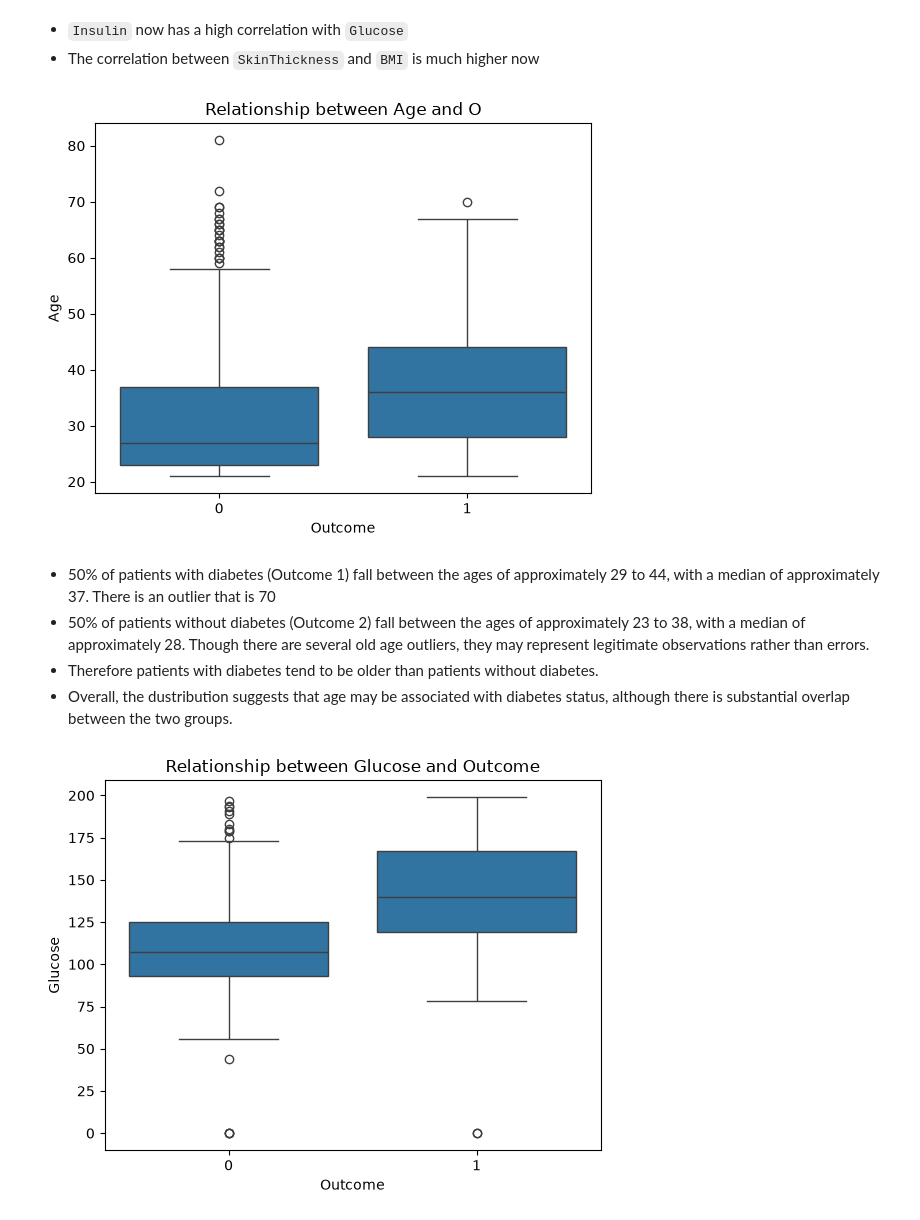
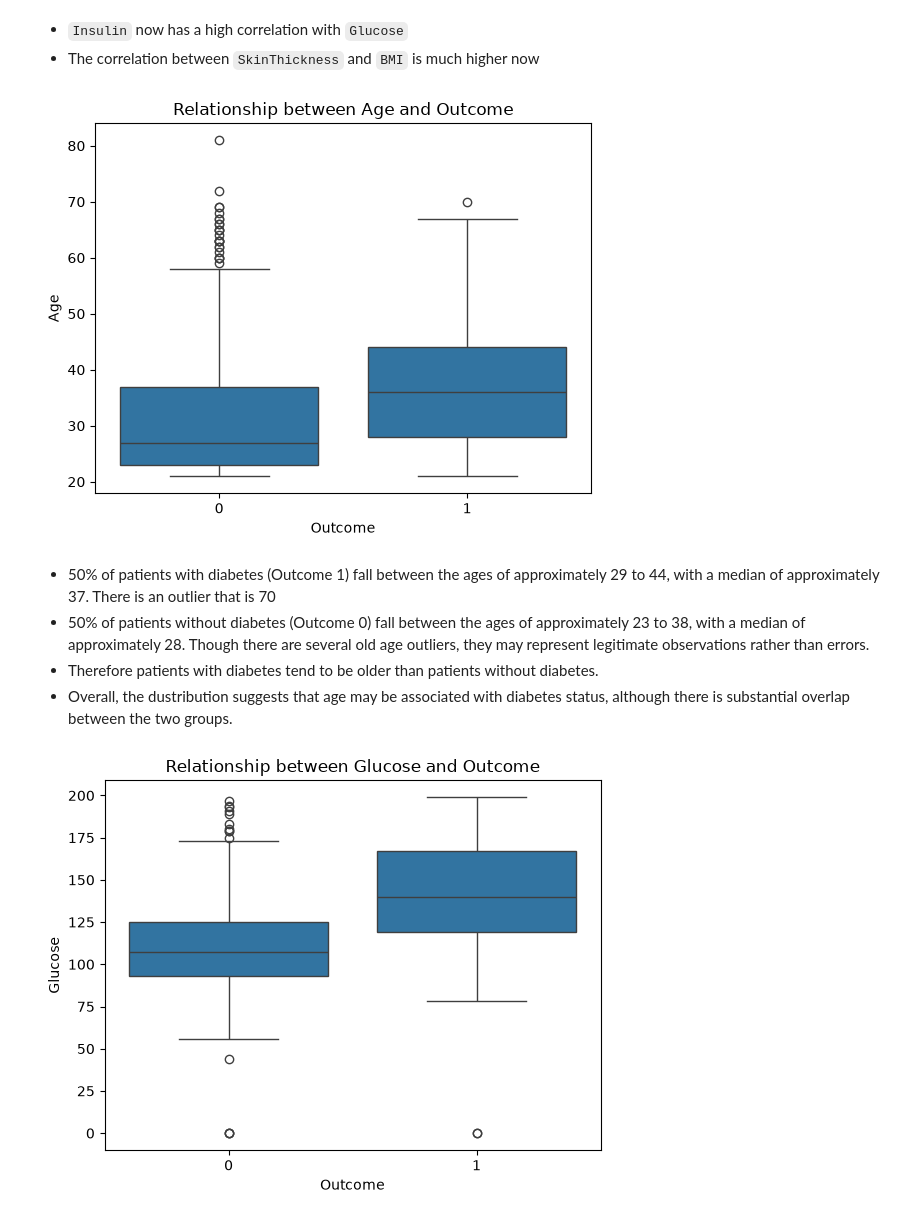
Before and after one commit to abdulazeemsodimu/diabetes_prediction, a Jupyter notebook: notebooks/1.EDA.ipynb, the cells around one changed output. Drawn from its saved outputs; the diff is of its cells as text; code cells hidden in the pictures.

```diff
--- a/notebooks/1.EDA.ipynb
+++ b/notebooks/1.EDA.ipynb
@@ -178,12 +242,12 @@ plt.title('Correlation After handling Zeros');
 # %%
 # Let's look at the relationship between Age and Outcome
 sns.boxplot(x=df.Outcome, y=df.Age)
-plt.title('Relationship between Age and O');
+plt.title('Relationship between Age and Outcome');
 # %% [output]
-[figure, old version]
+[figure, new version]
 # %% [markdown]
 * 50% of patients with diabetes (Outcome 1) fall between the ages of approximately 29 to 44, with a median of approximately 37. There is an outlier that is 70
-* 50% of patients without diabetes (Outcome 2) fall between the ages of approximately 23 to 38, with a median of approximately 28. Though there are several old age outliers, they may represent legitimate observations rather than errors.
+* 50% of patients without diabetes (Outcome 0) fall between the ages of approximately 23 to 38, with a median of approximately 28. Though there are several old age outliers, they may represent legitimate observations rather than errors.
 * Therefore patients with diabetes tend to be older than patients without diabetes.
 * Overall, the dustribution suggests that age may be associated with diabetes status, although there is substantial overlap between the two groups.
 # %%
```
Also changed, not shown: parts of 34 cells of this notebook.
